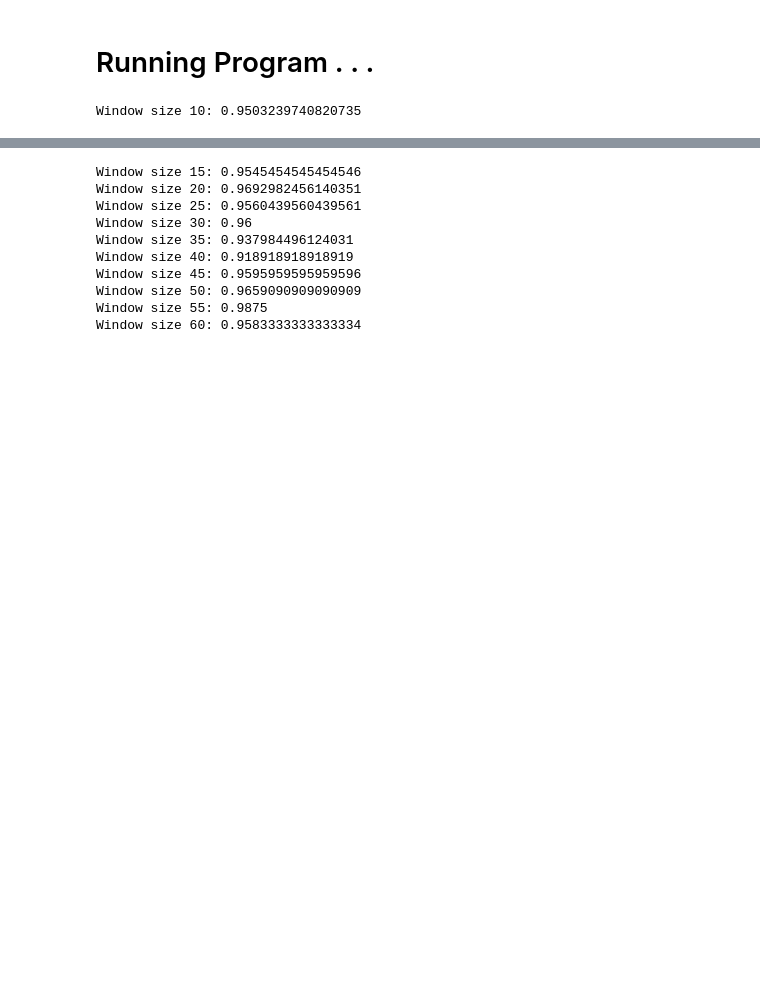
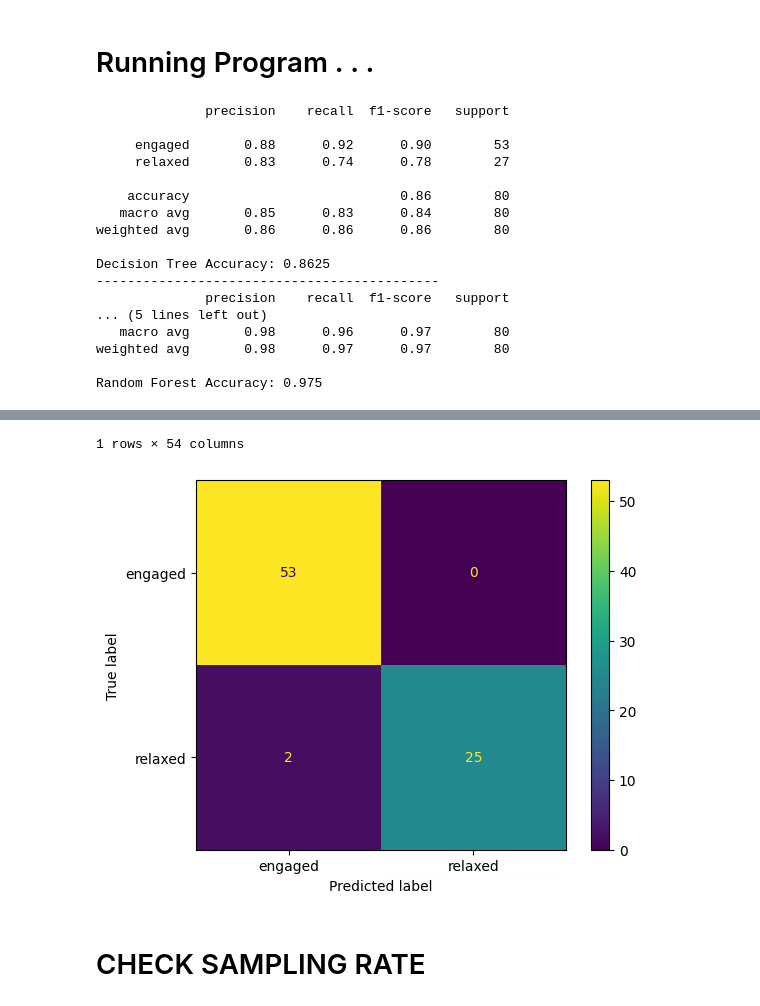
Before and after one commit to omshreya-s/URV, a Jupyter notebook: emotibit.ipynb, the cells around one changed output, grey strips where cells are left out. Drawn from its saved outputs; the diff is of its cells as text; code cells hidden in the pictures; blank space fills up the shorter version.

```diff
--- a/emotibit.ipynb
+++ b/emotibit.ipynb
@@ -160,7 +208,7 @@ def temp_features_from_window(temp_window):
 # %% [markdown]
 # Windowed Feature Extraction
 # %%
-def windowed_feature_extraction(time_ea, ea_signal, time_hr, hr_signal, time_temp, temp_signal, window_sec=5, fs=15, overlap=0.5, label='unknown'):
+def windowed_feature_extraction(time_ea, ea_signal, time_hr, hr_signal, time_temp, temp_signal, time_bi, bi_signal, window_sec=5, fs=15, overlap=0.5, label='unknown'):
     window_size = int(window_sec * fs)  # samples per window
     step_size = int(window_size * (1 - overlap))  # step size between windows
     n_samples = len(ea_signal)
@@ -172,6 +220,9 @@ def windowed_feature_extraction(time_ea, ea_signal, time_hr, hr_signal, time_tem
 
     # Create T1 dataframe
     df_temp = pd.DataFrame({'time[s]': time_temp, 'T1': temp_signal})
+
+    # Create BI dataframe
+    df_bi = pd.DataFrame({'time[s]': time_bi, 'BI': bi_signal})
 
     for start in range(0, n_samples - window_size + 1, step_size):
         end = start + window_size
@@ -205,7 +256,11 @@ def windowed_feature_extraction(time_ea, ea_signal, time_hr, hr_signal, time_tem
         temp_window = df_temp[(df_temp['time[s]'] >= time_win[0]) & (df_temp['time[s]'] <= time_win[-1])]['T1']
         temp_feats = temp_features_from_window(temp_window)
 
-        combined_features = {**eda_features, **hr_feats, **temp_feats,'label': label}
+        # Add BI features
+        bi_window = df_bi[(df_bi['time[s]'] >= time_win[0]) & (df_bi['time[s]'] <= time_win[-1])]['BI']
+        bi_feats = bi_features_from_window(bi_window)
+
+        combined_features = {**eda_features, **hr_feats, **temp_feats, **bi_feats, 'label': label}
 
         features_list.append(combined_features)
 
@@ -301,10 +356,16 @@ for file in engaged_filenames:
     df_temp['time[s]'] = (df_temp['LocalTimestamp'] - df_temp['LocalTimestamp'].iloc[0])
     df_temp = df_temp.loc[(df_temp['time[s]'] > 120) & (df_temp['time[s]'] < (df_temp['time[s]'].iloc[-1]) - 120)]
 
-
     time_temp_up, temp_up = upsample_signal(df_temp['time[s]'].values, df_temp['T1'].values, fs_new=fs_eda)
 
-    windowed_df = windowed_feature_extraction(time_ea, ea_filtered, time_hr_up, hr_up, time_temp_up, temp_up,
+    #BI dataframe
+    bi_name = "engaged_BI" + "/" + y[1] + "_" + x[2] + "_BI.csv"
+    df_bi   = pd.read_csv(bi_name)
+    df_bi['time[s]'] = (df_bi['LocalTimestamp'] - df_bi['LocalTimestamp'].iloc[0])
+    df_bi = df_bi.loc[(df_bi['time[s]'] > 120) & (df_bi['time[s]'] < (df_bi['time[s]'].iloc[-1]) - 120)]
+    time_bi_up, bi_up = upsample_signal(df_bi['time[s]'].values, df_bi['BI'].values, fs_new=fs_eda)
+
+    windowed_df = windowed_feature_extraction(time_ea, ea_filtered, time_hr_up, hr_up, time_temp_up, temp_up, time_bi_up, bi_up,
                                                 window_sec=window_sec, fs=fs_eda,
                                                 overlap=overlap, label='engaged')
 
@@ -339,8 +400,15 @@ for file in relaxed_filenames:
     df_temp['time[s]'] = (df_temp['LocalTimestamp'] - df_temp['LocalTimestamp'].iloc[0])
     time_temp_up, temp_up = upsample_signal(df_temp['time[s]'].values, df_temp['T1'].values, fs_new=fs_eda)
 
+    #BI dataframe
+    bi_name = "relaxed_BI" + "/" + y[1] + "_" + x[2] + "_BI.csv"
+    df_bi   = pd.read_csv(bi_name)
+    df_bi['time[s]'] = (df_bi['LocalTimestamp'] - df_bi['LocalTimestamp'].iloc[0])
+    df_bi = df_bi.loc[(df_bi['time[s]'] > 120) & (df_bi['time[s]'] < (df_bi['time[s]'].iloc[-1]) - 120)]
+    time_bi_up, bi_up = upsample_signal(df_bi['time[s]'].values, df_bi['BI'].values, fs_new=fs_eda)
+
     # Extract features with windowing
-    windowed_df = windowed_feature_extraction(time_ea, ea_filtered, time_hr_up, hr_up, time_temp_up, temp_up,
+    windowed_df = windowed_feature_extraction(time_ea, ea_filtered, time_hr_up, hr_up, time_temp_up, temp_up, time_bi_up, bi_up,
                                                 window_sec=window_sec, fs=fs_eda,
                                                 overlap=overlap, label='relaxed')
 
@@ -353,5 +421,22 @@ for file in relaxed_filenames:
 
 # print(f"Total samples: {len(data)}")
 pred_tree(data)
+data.head(1)
 # %% [output]
-Window size 10: 0.9503239740820735
+              precision    recall  f1-score   support
+
+     engaged       0.88      0.92      0.90        53
+     relaxed       0.83      0.74      0.78        27
+
+    accuracy                           0.86        80
+   macro avg       0.85      0.83      0.84        80
+weighted avg       0.86      0.86      0.86        80
+
+Decision Tree Accuracy: 0.8625
+--------------------------------------------
+              precision    recall  f1-score   support
+... (5 lines left out)
+   macro avg       0.98      0.96      0.97        80
+weighted avg       0.98      0.97      0.97        80
+
+Random Forest Accuracy: 0.975
@@ -358,10 +445,4 @@ Window size 10: 0.9503239740820735
-Window size 15: 0.9545454545454546
-Window size 20: 0.9692982456140351
-Window size 25: 0.9560439560439561
-Window size 30: 0.96
-Window size 35: 0.937984496124031
-Window size 40: 0.918918918918919
-Window size 45: 0.9595959595959596
-Window size 50: 0.9659090909090909
-Window size 55: 0.9875
-Window size 60: 0.9583333333333334
+1 rows × 54 columns
+[figure, added]
+# %% [markdown]
+# CHECK SAMPLING RATE
```
Also changed, not shown: parts of 4 cells of this notebook.
